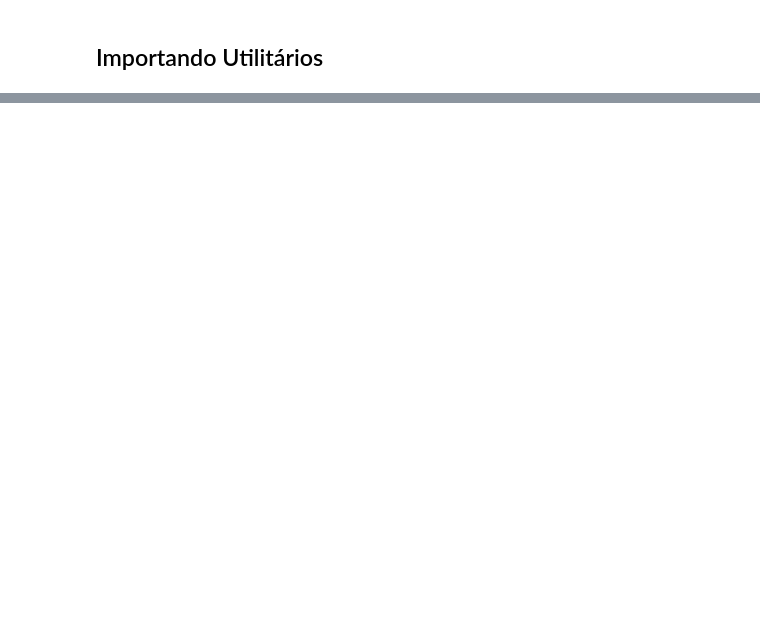
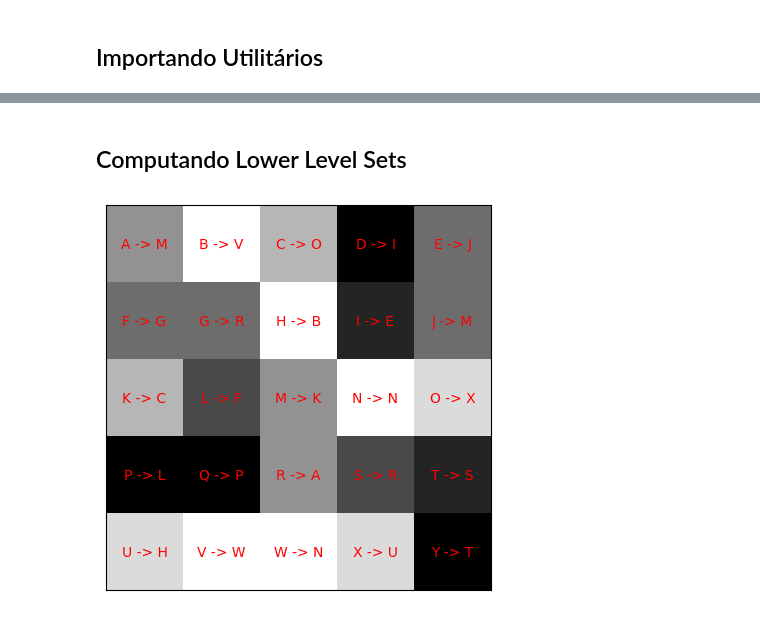
Before and after one commit to LukeBreezy/Morphology, a Jupyter notebook: Testes.ipynb, the cells around one changed output, grey strips where cells are left out. Saved outputs shown, nothing was run; the diff lists cells and outputs as text; code cells hidden in the pictures; blank space fills up the shorter version.

```diff
--- a/Testes.ipynb
+++ b/Testes.ipynb
@@ -55,0 +60,8 @@ f'Pixels Canônicos: {max_tree.canonical_pixels}'
+# %% [markdown]
+## Computando Lower Level Sets
+# %%
+lower_level_sets = LowerLevelSets(img, Adjacency8())
+lower_level_sets.computeTree()
+lower_level_sets.showParents()
+# %% [output]
+[figure, added]
```
Also changed, not shown: parts of 19 cells of this notebook, 3 other files.
